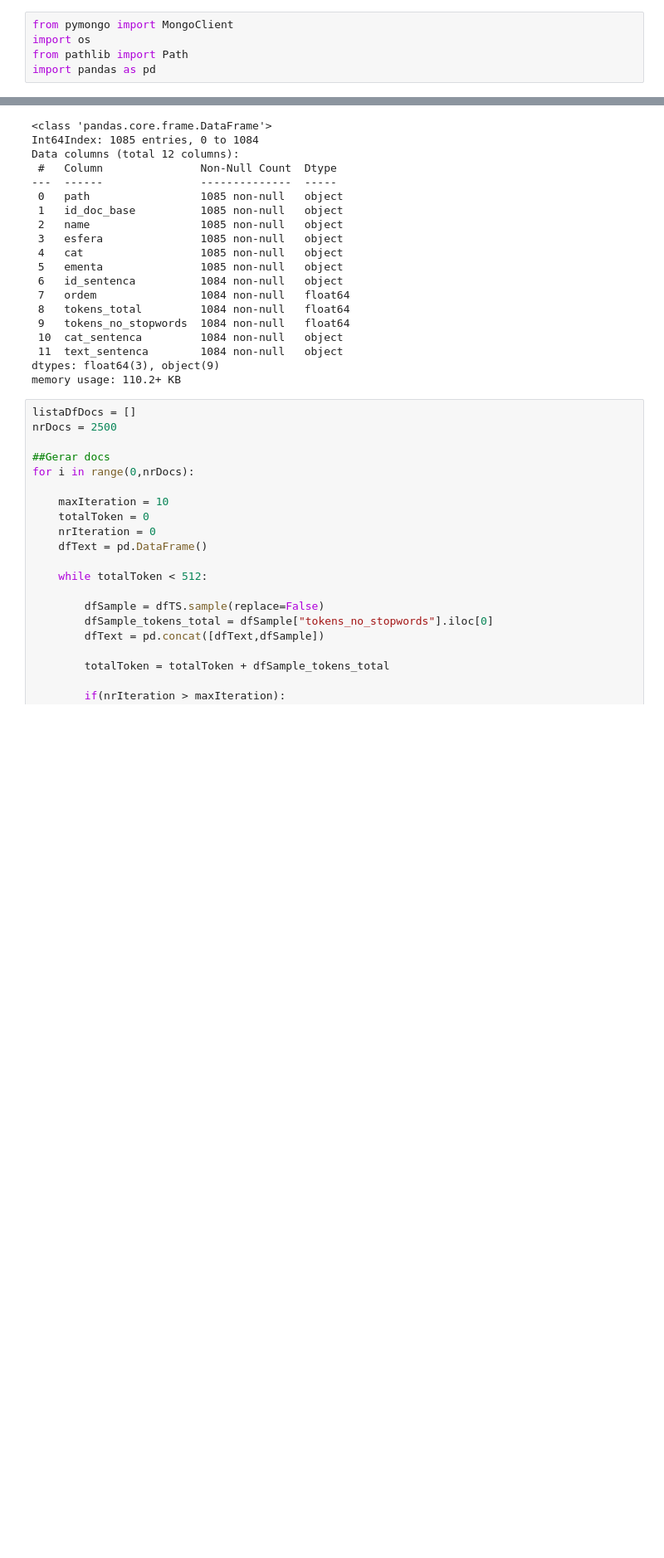
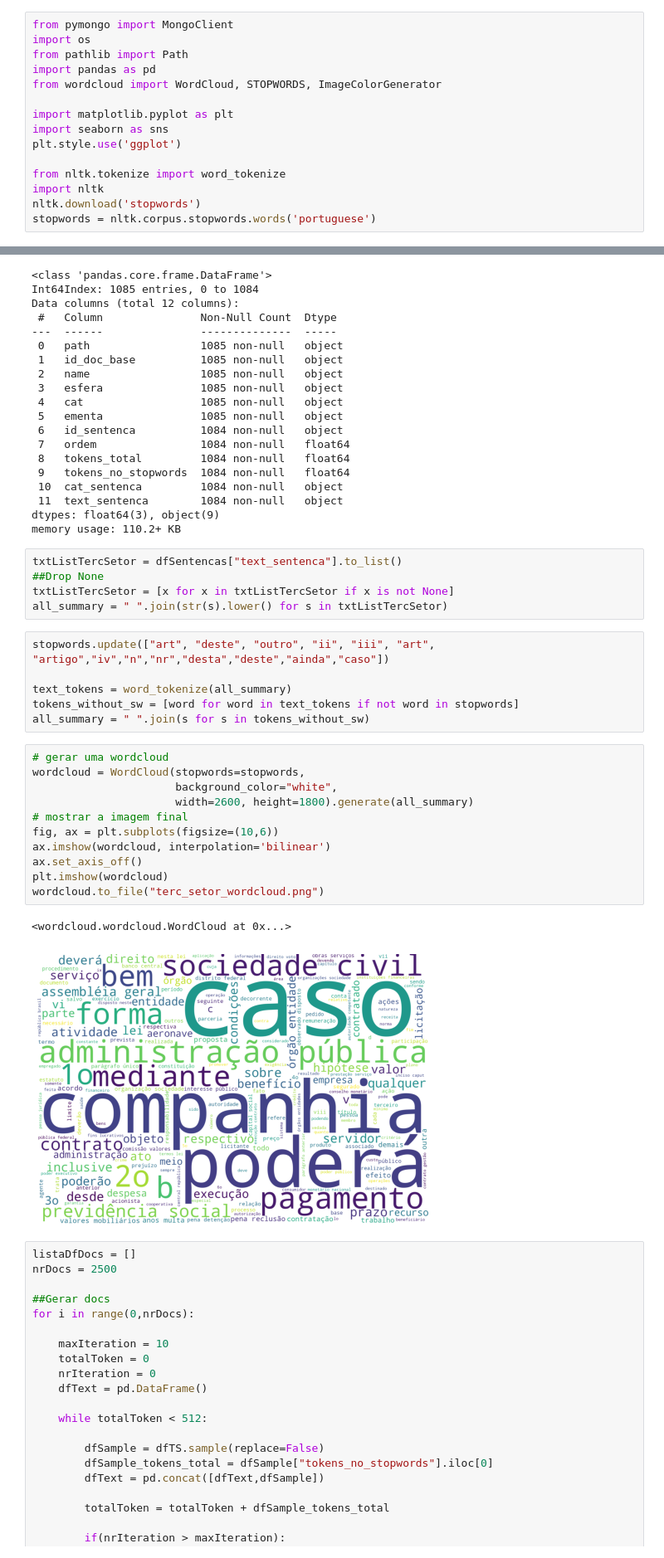
Before and after one commit to mbjesus/regbr, a Jupyter notebook: ExportarDataset.ipynb, the cells around one changed output, grey strips where cells are left out. Shown at 83% size. Drawn from its saved outputs; the diff is of its cells as text; blank space fills up the shorter version.

Commit message:
Loading wordcloud

```diff
--- a/ExportarDataset.ipynb
+++ b/ExportarDataset.ipynb
@@ -3,3 +3,13 @@ from pymongo import MongoClient
 import os
 from pathlib import Path
 import pandas as pd
+from wordcloud import WordCloud, STOPWORDS, ImageColorGenerator
+
+import matplotlib.pyplot as plt
+import seaborn as sns
+plt.style.use('ggplot')
+
+from nltk.tokenize import word_tokenize
+import nltk
+nltk.download('stopwords')
+stopwords = nltk.corpus.stopwords.words('portuguese')
@@ -53,6 +67,31 @@ Data columns (total 12 columns):
  11  text_sentenca        1084 non-null   object
 dtypes: float64(3), object(9)
 memory usage: 110.2+ KB
+# %%
+txtListTercSetor = dfSentencas["text_sentenca"].to_list()
+##Drop None
+txtListTercSetor = [x for x in txtListTercSetor if x is not None]
+all_summary = " ".join(str(s).lower() for s in txtListTercSetor)
+# %%
+stopwords.update(["art", "deste", "outro", "ii", "iii", "art", "artigo","iv","n","nr","desta","deste","ainda","caso"])
+
+text_tokens = word_tokenize(all_summary)
+tokens_without_sw = [word for word in text_tokens if not word in stopwords]
+all_summary = " ".join(s for s in tokens_without_sw)
+# %%
+# gerar uma wordcloud
+wordcloud = WordCloud(stopwords=stopwords,
+                      background_color="white",
+                      width=2600, height=1800).generate(all_summary)
+# mostrar a imagem final
+fig, ax = plt.subplots(figsize=(10,6))
+ax.imshow(wordcloud, interpolation='bilinear')
+ax.set_axis_off()
+plt.imshow(wordcloud)
+wordcloud.to_file("terc_setor_wordcloud.png")
+# %% [output]
+<wordcloud.wordcloud.WordCloud at 0x...>
+[figure, added]
 # %%
 listaDfDocs = []
 nrDocs = 2500
```
Also changed, not shown: parts of 2 cells of this notebook.
